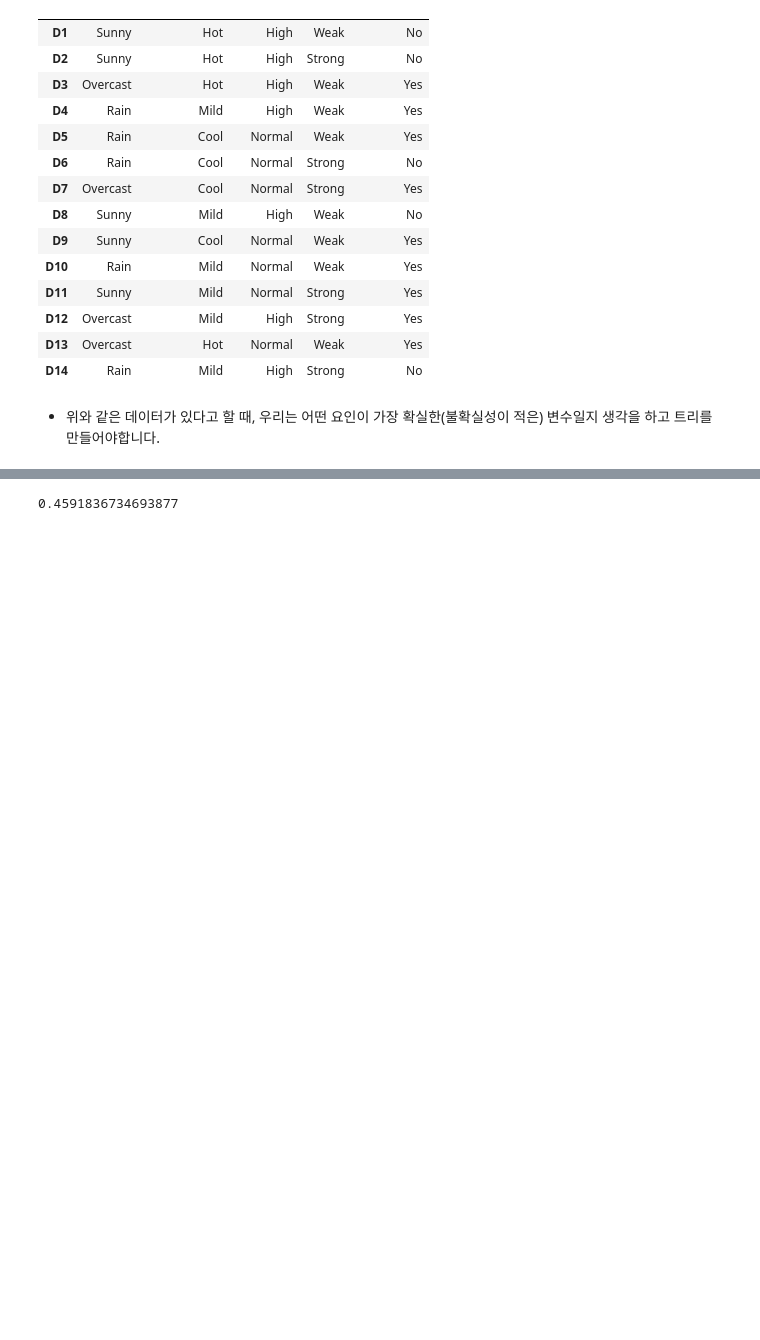
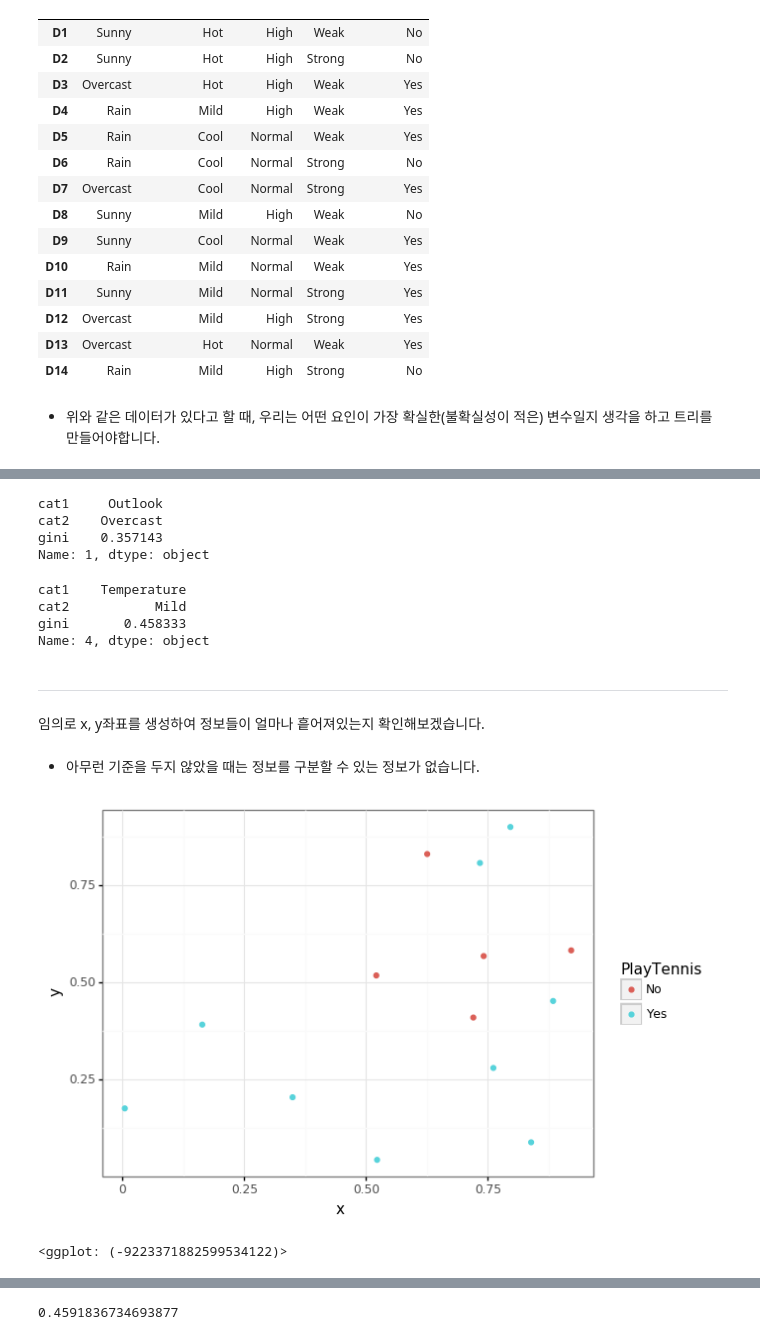
Before and after one commit to Chanjun-kim/Chanjun-kim.github.io, a Jupyter notebook: _ipynb/2021-06-01-Entropy.ipynb, the cells around one changed output, grey strips where cells are left out. Saved outputs shown, nothing was run; the diff lists cells and outputs as text; code cells hidden in the pictures; blank space fills up the shorter version.

```diff
--- a/_ipynb/2021-06-01-Entropy.ipynb
+++ b/_ipynb/2021-06-01-Entropy.ipynb
@@ -102,0 +181,38 @@ def gini_nontsplit(df, y_col, col) :
+# %%
+gini_df = pd.DataFrame([[idx, v, gini_split(tennis, y_col, idx, v)] for idx, val in to_gini.items() for v in val], columns = ["cat1", "cat2", "gini"])
+gini_df.iloc[gini_df["gini"].argmin()]
+# %% [output]
+cat1     Outlook
+cat2    Overcast
+gini    0.357143
+Name: 1, dtype: object
+# %%
+gini_df.iloc[gini_df["gini"].argmax()]
+# %% [output]
+cat1    Temperature
+cat2           Mild
+gini       0.458333
+Name: 4, dtype: object
+# %% [markdown]
+---
+임의로 x, y좌표를 생성하여 정보들이 얼마나 흩어져있는지 확인해보겠습니다.
+# %%
+def generate_xy(df, split_col = None, split_value = None) :
+    if split_col == None :
+        return df.assign(x = [random.random() for _ in range(len(df))], y = [random.random() for _ in range(len(df))])
+    else :
+        tmp_ = df[df[split_col] == split_value]
+        tmp__ = df[df[split_col] != split_value]
+        return pd.concat([tmp_.assign(x = [random.random() / 2 for _ in range(len(tmp_))], y = [random.random() for _ in range(len(tmp_))]),
+                 tmp__.assign(x = [(random.random() / 2) + 0.5 for _ in range(len(tmp__))], y = [random.random() for _ in range(len(tmp__))])] )
+# %% [markdown]
+- 아무런 기준을 두지 않았을 때는 정보를 구분할 수 있는 정보가 없습니다.
+# %%
+(
+    ggplot(data = generate_xy(tennis), mapping = aes(x = "x", y = "y", color = y_col)) +
+    geom_point() +
+    theme_bw()
+)
+# %% [output]
+[figure, added]
+<ggplot: (-9223371882599534122)>
```
Also changed, not shown: parts of 78 cells of this notebook.
